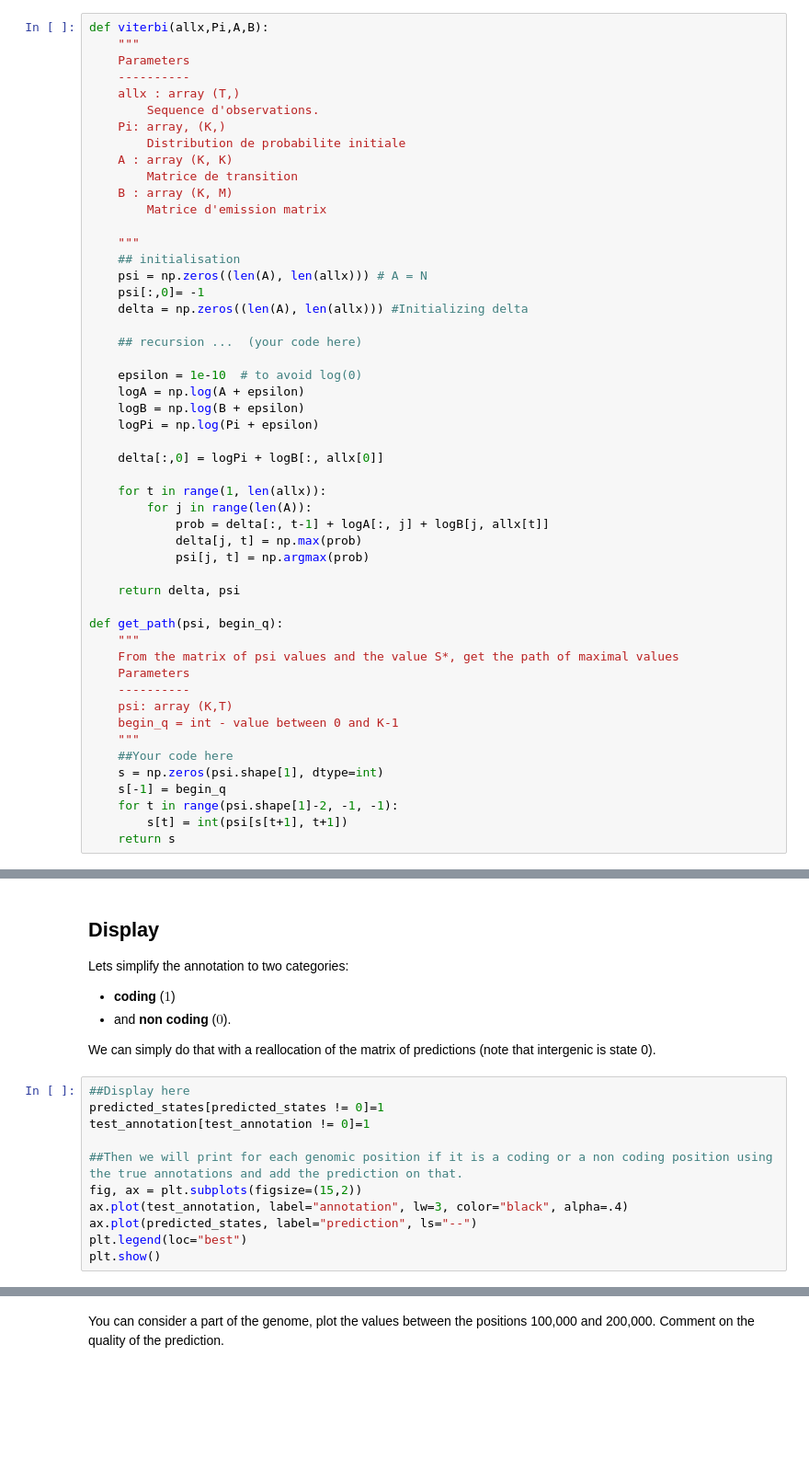
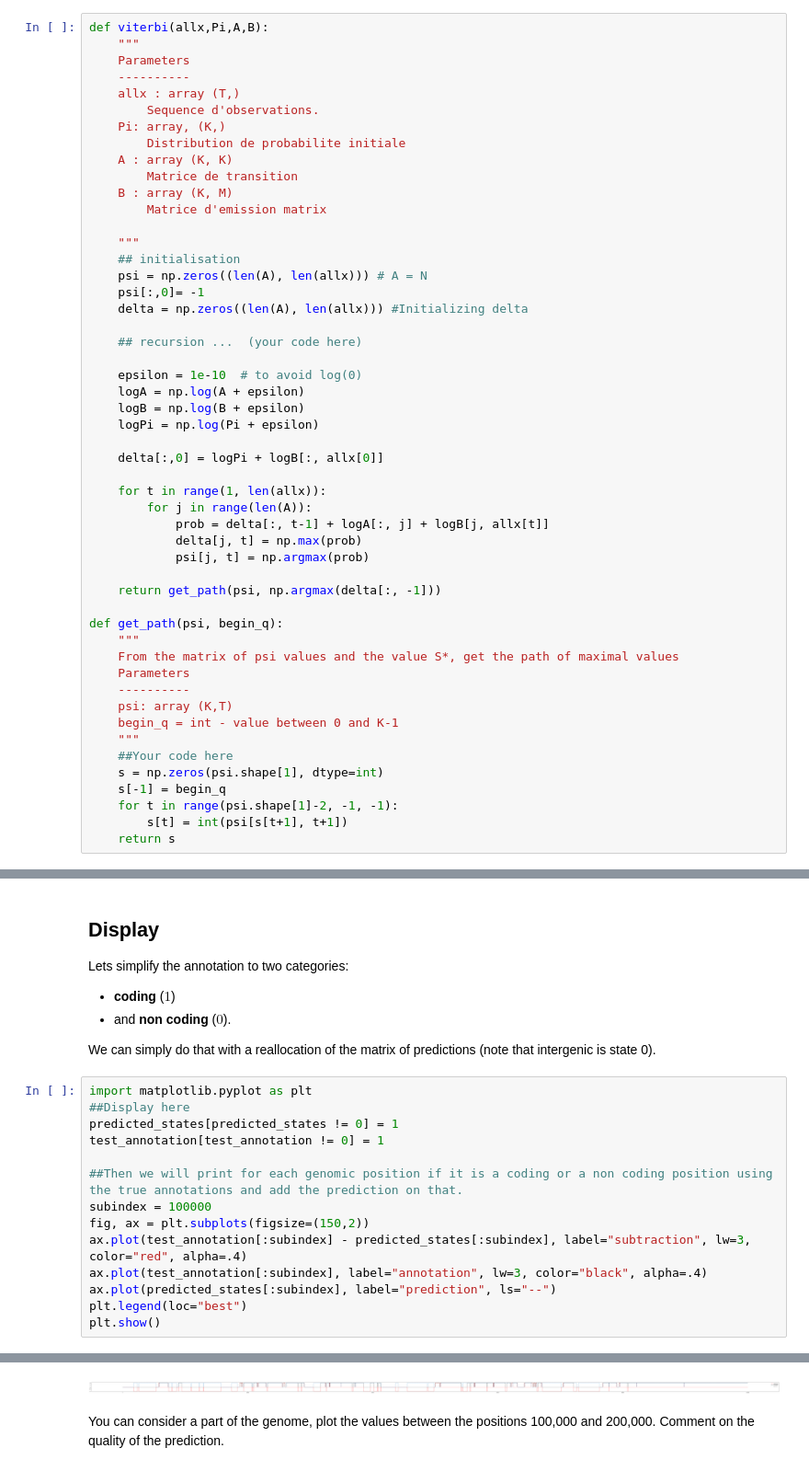
Before and after one commit to Jynns/AppliedPML_GroupA, a Jupyter notebook: assignement-geneprediction/HMM_Gene_prediction.ipynb, the cells around one changed output, grey strips where cells are left out. Shown at 92% size. Saved outputs shown, nothing was run; the diff lists cells and outputs as text; blank space fills up the shorter version.

```diff
--- a/assignement-geneprediction/HMM_Gene_prediction.ipynb
+++ b/assignement-geneprediction/HMM_Gene_prediction.ipynb
@@ -276,7 +276,7 @@ def viterbi(allx,Pi,A,B):
             delta[j, t] = np.max(prob)
             psi[j, t] = np.argmax(prob)
 
-    return delta, psi
+    return get_path(psi, np.argmax(delta[:, -1]))
 
 def get_path(psi, begin_q):
     """
@@ -353,14 +353,17 @@ Lets simplify the annotation to two categories:
 
 We can simply do that with a reallocation of the matrix of predictions (note that intergenic is state 0).
 # %%
+import matplotlib.pyplot as plt
 ##Display here
-predicted_states[predicted_states != 0]=1
-test_annotation[test_annotation != 0]=1
+predicted_states[predicted_states != 0] = 1
+test_annotation[test_annotation != 0] = 1
 
 ##Then we will print for each genomic position if it is a coding or a non coding position using the true annotations and add the prediction on that.
-fig, ax = plt.subplots(figsize=(15,2))
-ax.plot(test_annotation, label="annotation", lw=3, color="black", alpha=.4)
-ax.plot(predicted_states, label="prediction", ls="--")
+subindex = 100000
+fig, ax = plt.subplots(figsize=(150,2))
+ax.plot(test_annotation[:subindex] - predicted_states[:subindex], label="subtraction", lw=3, color="red", alpha=.4)
+ax.plot(test_annotation[:subindex], label="annotation", lw=3, color="black", alpha=.4)
+ax.plot(predicted_states[:subindex], label="prediction", ls="--")
 plt.legend(loc="best")
 plt.show()
 # %% [output]
@@ -368,3 +370,4 @@ TypeError: 'tuple' object does not support item assignment
+[figure, added]
 # %% [markdown]
 You can consider a part of the genome, plot the values between the positions 100,000 and 200,000. Comment on the quality of the prediction.
 # %% [markdown]
```
Also changed, not shown: parts of 9 cells of this notebook, 1 other file.
